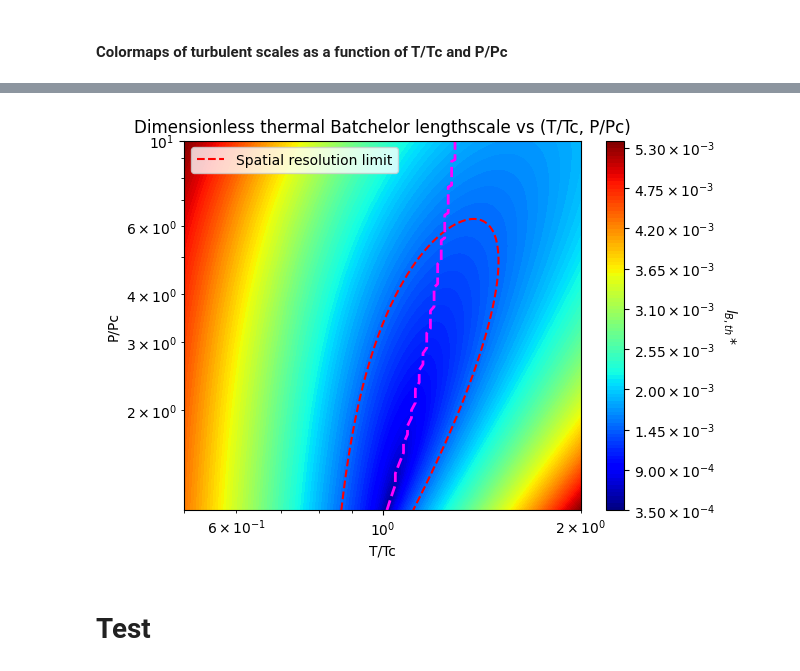
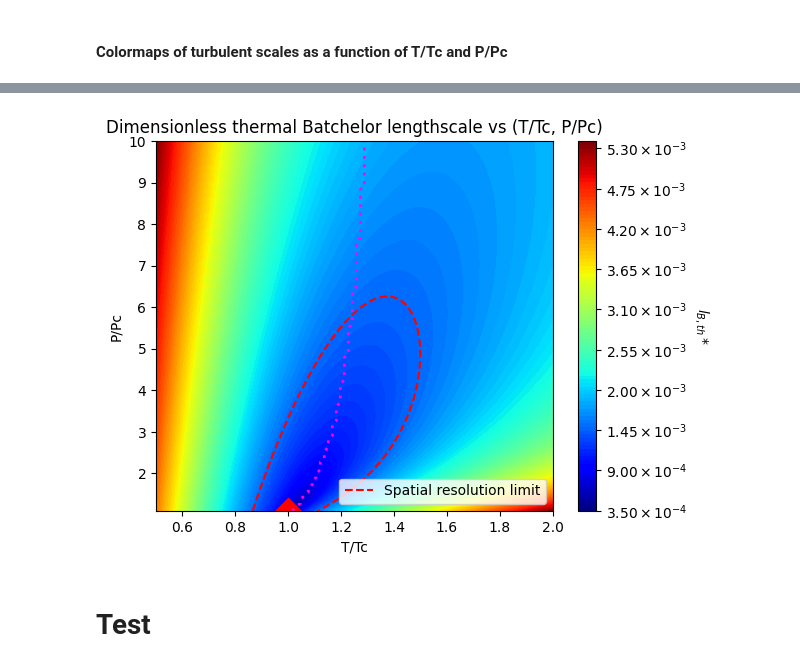
Before and after one commit to henri-avec-un-i/UPC_internship, a Jupyter notebook: caracterisation_of_turbulent_scales_dimensionless.ipynb, the cells around one changed output, grey strips where cells are left out. Saved outputs shown, nothing was run; the diff lists cells and outputs as text; code cells hidden in the pictures.

```diff
--- a/caracterisation_of_turbulent_scales_dimensionless.ipynb
+++ b/caracterisation_of_turbulent_scales_dimensionless.ipynb
@@ -828,7 +863,14 @@ def plot_l_thermal_batchelor_star_array_PvsT(T_list_r, P_list_r, l_thermal_batch
     resolution_limit_line =  plt.contour(T_list_r, P_list_r, l_thermal_batchelor_star_array, levels=[relative_spatial_resolution_limit], colors='red', linestyles='dashed')
 
     # Pseudo Boiling Curve
-    plt.plot(pseudo_boiling_temperature_values, pseudo_boiling_pressure_values, color='magenta', linestyle='dashed', linewidth=2)
+    plt.plot(pseudo_boiling_temperature_values, pseudo_boiling_pressure_values, color='magenta', linestyle=(0, (1, 2)), linewidth=2)
+
+    #Add a marker at the critical point
+    Tc_r = 1
+    Pc_r = 1
+    symbol_size = 300
+
+    plt.scatter(Tc_r, Pc_r, marker='D', color='red', s=symbol_size)
 
 
     # Format function for scientific notation on the axis
@@ -845,6 +887,10 @@ def plot_l_thermal_batchelor_star_array_PvsT(T_list_r, P_list_r, l_thermal_batch
         # Set logarithmic scale for the Y axis
         ax.set_yscale('log')
 
+    # Set custom axis limits
+    plt.xlim(min(T_list_r), max(T_list_r))
+    plt.ylim(min(P_list_r), max(P_list_r))
+
     # Add a colorbar
     cbar = plt.colorbar(fig, format=ticker.FuncFormatter(fmt))
 
@@ -859,6 +905,7 @@ def plot_l_thermal_batchelor_star_array_PvsT(T_list_r, P_list_r, l_thermal_batch
     # Add a legend for the isoline
     ax.legend([resolution_limit_line.collections[0]], ['Spatial resolution limit'])
 
+
     # Show the plot
     plt.show()
 # %% [markdown]
@@ -1956,9 +2003,9 @@ plot_tau_kolm_star_array_PvsT(T_list_r, P_list_r, tau_kolm_star_array, relative_
 # %%
 relative_spatial_resolution_limit = 1.5e-3
 # %%
-plot_l_thermal_batchelor_star_array_PvsT(T_list_r, P_list_r, l_thermal_batchelor_star_array, relative_spatial_resolution_limit, pseudo_boiling_temperature_values, pseudo_boiling_pressure_values, T_r_log_scale=True, P_r_log_scale=True, l_thermal_batchelor_star_log_scale=False, colormap='jet', nbr_of_contours=100)
+plot_l_thermal_batchelor_star_array_PvsT(T_list_r, P_list_r, l_thermal_batchelor_star_array, relative_spatial_resolution_limit, pseudo_boiling_temperature_values, pseudo_boiling_pressure_values, T_r_log_scale=False, P_r_log_scale=False, l_thermal_batchelor_star_log_scale=False, colormap='jet', nbr_of_contours=100)
 # %% [output]
-[figure, old version]
+[figure, new version]
 # %% [markdown]
 # Test
 # %%
```
Also changed, not shown: parts of 6 cells of this notebook.
